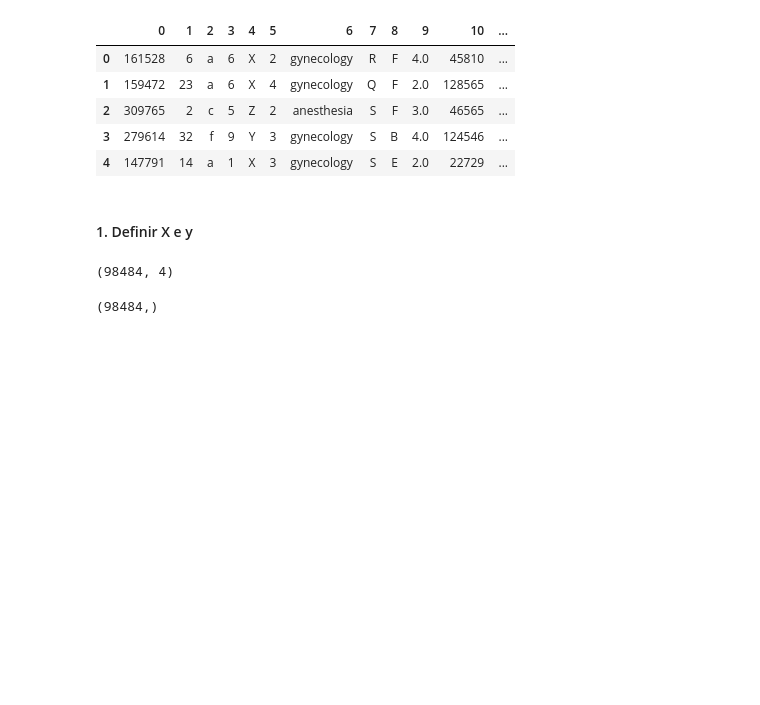
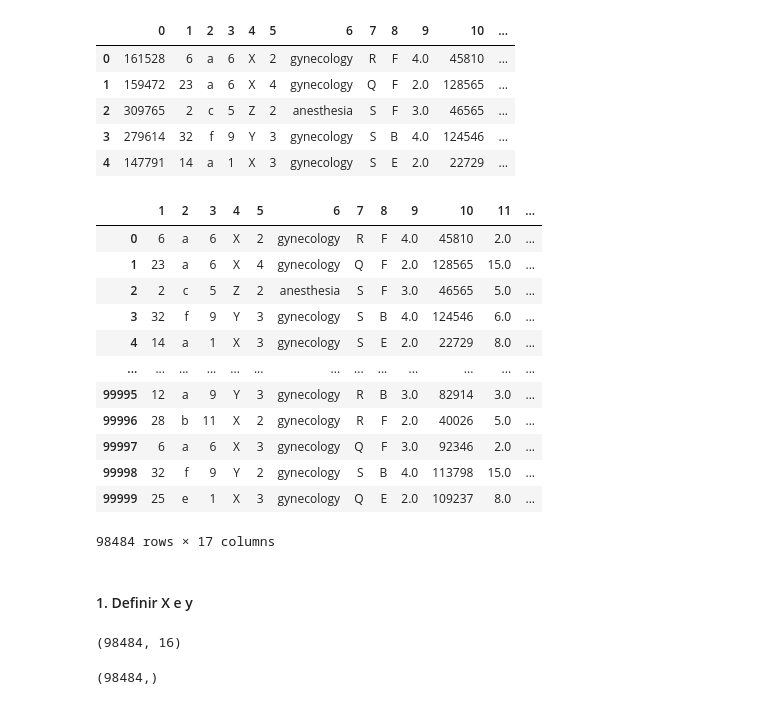
Before and after one commit to Mariacagi/curso_data_science, a Jupyter notebook: Bootcamp/Week_09/Day50/competi_ALOS/confeti_kaggle.ipynb, the cells around one changed output. Cells and saved outputs as stored; diff of their text form; code cells hidden in the pictures; blank space fills up the shorter version.

```diff
--- a/Bootcamp/Week_09/Day50/competi_ALOS/confeti_kaggle.ipynb
+++ b/Bootcamp/Week_09/Day50/competi_ALOS/confeti_kaggle.ipynb
@@ -51,4 +53,19 @@ df = df.dropna()
 # %%
 # quitad la primera columna porque corresponde con el case_id y por tanto no le servirá al modelo para aprender...
 # quitar otras columnas es decisión vuestra como futuros data scientists
 df.drop("0",1,inplace = True)
+df
+# %% [output]
+|  | 1 | 2 | 3 | 4 | 5 | 6 | 7 | 8 | 9 | 10 | 11 | ... |
+| 0 | 6 | a | 6 | X | 2 | gynecology | R | F | 4.0 | 45810 | 2.0 | ... |
+| 1 | 23 | a | 6 | X | 4 | gynecology | Q | F | 2.0 | 128565 | 15.0 | ... |
+| 2 | 2 | c | 5 | Z | 2 | anesthesia | S | F | 3.0 | 46565 | 5.0 | ... |
+| 3 | 32 | f | 9 | Y | 3 | gynecology | S | B | 4.0 | 124546 | 6.0 | ... |
+| 4 | 14 | a | 1 | X | 3 | gynecology | S | E | 2.0 | 22729 | 8.0 | ... |
+| ... | ... | ... | ... | ... | ... | ... | ... | ... | ... | ... | ... | ... |
+| 99995 | 12 | a | 9 | Y | 3 | gynecology | R | B | 3.0 | 82914 | 3.0 | ... |
+| 99996 | 28 | b | 11 | X | 2 | gynecology | R | F | 2.0 | 40026 | 5.0 | ... |
+| 99997 | 6 | a | 6 | X | 3 | gynecology | Q | F | 3.0 | 92346 | 2.0 | ... |
+| 99998 | 32 | f | 9 | Y | 2 | gynecology | S | B | 4.0 | 113798 | 15.0 | ... |
+| 99999 | 25 | e | 1 | X | 3 | gynecology | Q | E | 2.0 | 109237 | 8.0 | ... |
+98484 rows × 17 columns
@@ -55,12 +75,11 @@ df.drop("0",1,inplace = True)
 # %% [markdown]
 #### 1. Definir X e y
 # %%
-# coger las columnas 1, 3, 5, 9 tiene solo valor ilustrativo, NO LO COPIÉIS
-X = np.array(df[["1","3","5","9"]])
-y = np.array(df['17'])
+X = np.array(df.drop(["17"], axis=1))
+y = np.array(df["17"])
 X.shape
 # %% [output]
-(98484, 4)
+(98484, 16)
 # %%
 y.shape
 # %% [output]
```
Also changed, not shown: parts of 12 cells of this notebook, 20 other files.
